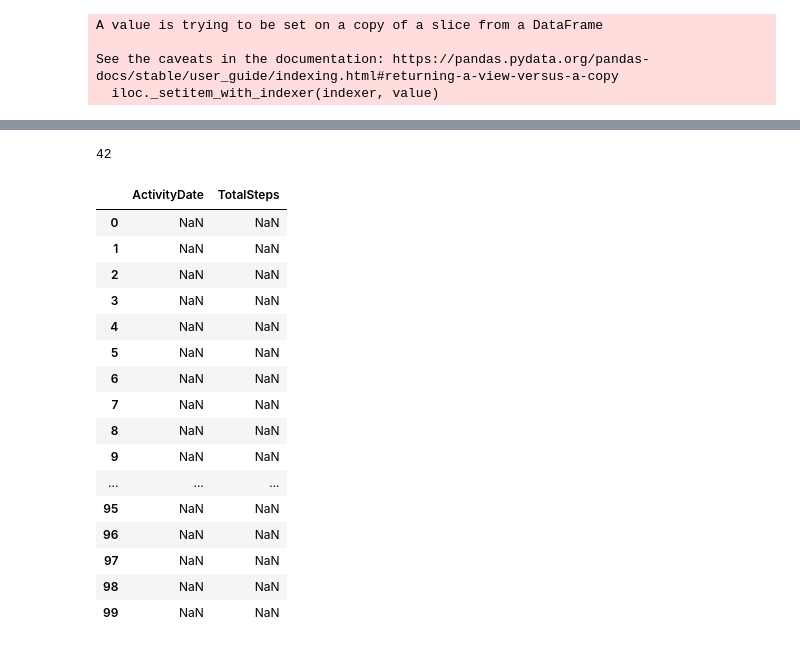
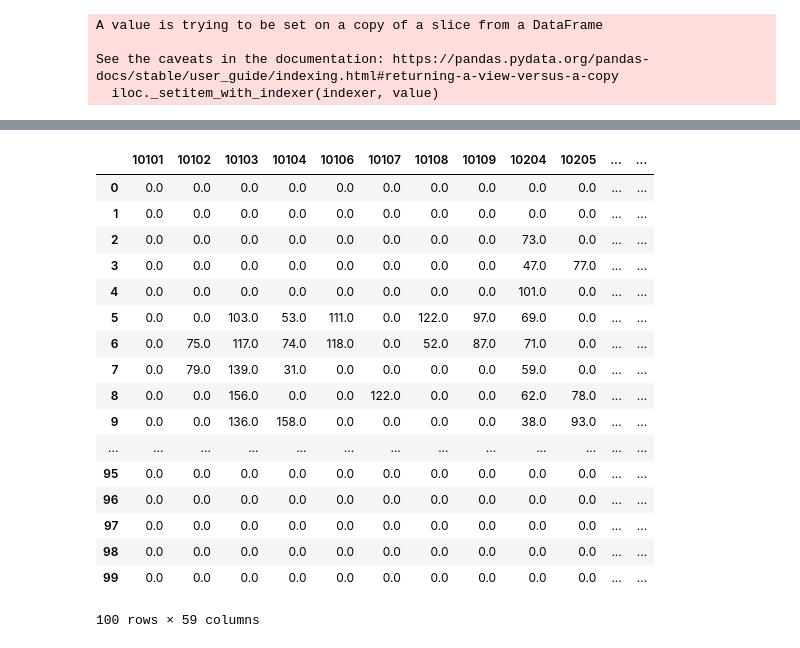
Before and after one commit to tylerwong1/happy_teacher, a Jupyter notebook: data_cleaning.ipynb, the cells around one changed output, grey strips where cells are left out. Cells and saved outputs as stored; diff of their text form; code cells hidden in the pictures.

```diff
--- a/data_cleaning.ipynb
+++ b/data_cleaning.ipynb
@@ -49,8 +49,8 @@ unique_ids = df['Id'].unique()
 dfs = {}
 dfs_consent = {}
 for id in unique_ids:
-    curr_df = df.query("Id == @id")[["ActivityDate","TotalSteps"]]
-    curr_df['ActivityDate'] = pd.to_datetime(curr_df['ActivityDate'])
+    curr_df = df.query("Id == @id")[["SleepDay", "TotalMinutesREM"]]
+    curr_df['SleepDay'] = pd.to_datetime(curr_df['SleepDay'])
     consent_df = df2_sorted.query("ID == @id")[["Consent Date"]]
     consent_df['Consent Date'] = pd.to_datetime(consent_df['Consent Date'])
     dfs[id] = curr_df
@@ -66,11 +66,11 @@ for id in unique_ids:
 # %%
 for id in unique_ids:
     consent_date = dfs_consent[id]["Consent Date"].iloc[0]
-    for  i in range(dfs[id]["ActivityDate"].size):
-        activity_date = dfs[id]["ActivityDate"].iloc[i]
-        dfs[id]["ActivityDate"].iloc[i] = activity_date - consent_date
-        days_int = int(dfs[id]["ActivityDate"][i].days)
-        dfs[id]["ActivityDate"].iloc[i] = days_int
+    for  i in range(dfs[id]["SleepDay"].size):
+        activity_date = dfs[id]["SleepDay"].iloc[i]
+        dfs[id]["SleepDay"].iloc[i] = activity_date - consent_date
+        days_int = int(dfs[id]["SleepDay"][i].days)
+        dfs[id]["SleepDay"].iloc[i] = days_int
 # %% [output]
 A value is trying to be set on a copy of a slice from a DataFrame
 
@@ -80,6 +80,5 @@ See the caveats in the documentation: https://pandas.pydata.org/pandas-docs/stab
 for id in unique_ids:
     empty_rows = pd.DataFrame(index=range(100 - dfs[id].shape[0]))
     dfs[id] = pd.concat([dfs[id], empty_rows], ignore_index=True)
-    dfs[id] = dfs[id].shift(dfs[id]["ActivityDate"][0])
-
-dfs[10101]
+    dfs[id] = dfs[id].shift(dfs[id]["SleepDay"][0])
+    dfs[id].fillna(0, inplace=True)
@@ -104,24 +85,26 @@ dfs[10101]
-# %%
-dfs[10804].shape[0]
-# %% [output]
-42
-# %%
-dfs[10804]
-# %% [output]
-|  | ActivityDate | TotalSteps |
-| 0 | NaN | NaN |
-| 1 | NaN | NaN |
-| 2 | NaN | NaN |
-| 3 | NaN | NaN |
-| 4 | NaN | NaN |
-| 5 | NaN | NaN |
-| 6 | NaN | NaN |
-| 7 | NaN | NaN |
-| 8 | NaN | NaN |
-| 9 | NaN | NaN |
-| ... | ... | ... |
-| 95 | NaN | NaN |
-| 96 | NaN | NaN |
-| 97 | NaN | NaN |
-| 98 | NaN | NaN |
-| 99 | NaN | NaN |
+# %%
+for id in unique_ids:
+    curr = dfs[id]["TotalMinutesREM"]
+    dfs[id] = curr
+
+combined_df = pd.concat(dfs, axis=1)
+combined_df
+# %% [output]
+|  | 10101 | 10102 | 10103 | 10104 | 10106 | 10107 | 10108 | 10109 | 10204 | 10205 | ... | ... |
+| 0 | 0.0 | 0.0 | 0.0 | 0.0 | 0.0 | 0.0 | 0.0 | 0.0 | 0.0 | 0.0 | ... | ... |
+| 1 | 0.0 | 0.0 | 0.0 | 0.0 | 0.0 | 0.0 | 0.0 | 0.0 | 0.0 | 0.0 | ... | ... |
+| 2 | 0.0 | 0.0 | 0.0 | 0.0 | 0.0 | 0.0 | 0.0 | 0.0 | 73.0 | 0.0 | ... | ... |
+| 3 | 0.0 | 0.0 | 0.0 | 0.0 | 0.0 | 0.0 | 0.0 | 0.0 | 47.0 | 77.0 | ... | ... |
+| 4 | 0.0 | 0.0 | 0.0 | 0.0 | 0.0 | 0.0 | 0.0 | 0.0 | 101.0 | 0.0 | ... | ... |
+| 5 | 0.0 | 0.0 | 103.0 | 53.0 | 111.0 | 0.0 | 122.0 | 97.0 | 69.0 | 0.0 | ... | ... |
+| 6 | 0.0 | 75.0 | 117.0 | 74.0 | 118.0 | 0.0 | 52.0 | 87.0 | 71.0 | 0.0 | ... | ... |
+| 7 | 0.0 | 79.0 | 139.0 | 31.0 | 0.0 | 0.0 | 0.0 | 0.0 | 59.0 | 0.0 | ... | ... |
+| 8 | 0.0 | 0.0 | 156.0 | 0.0 | 0.0 | 122.0 | 0.0 | 0.0 | 62.0 | 78.0 | ... | ... |
+| 9 | 0.0 | 0.0 | 136.0 | 158.0 | 0.0 | 0.0 | 0.0 | 0.0 | 38.0 | 93.0 | ... | ... |
+| ... | ... | ... | ... | ... | ... | ... | ... | ... | ... | ... | ... | ... |
+| 95 | 0.0 | 0.0 | 0.0 | 0.0 | 0.0 | 0.0 | 0.0 | 0.0 | 0.0 | 0.0 | ... | ... |
+| 96 | 0.0 | 0.0 | 0.0 | 0.0 | 0.0 | 0.0 | 0.0 | 0.0 | 0.0 | 0.0 | ... | ... |
+| 97 | 0.0 | 0.0 | 0.0 | 0.0 | 0.0 | 0.0 | 0.0 | 0.0 | 0.0 | 0.0 | ... | ... |
+| 98 | 0.0 | 0.0 | 0.0 | 0.0 | 0.0 | 0.0 | 0.0 | 0.0 | 0.0 | 0.0 | ... | ... |
+| 99 | 0.0 | 0.0 | 0.0 | 0.0 | 0.0 | 0.0 | 0.0 | 0.0 | 0.0 | 0.0 | ... | ... |
+100 rows × 59 columns
```
Also changed, not shown: parts of 7 cells of this notebook, 22 other files.
